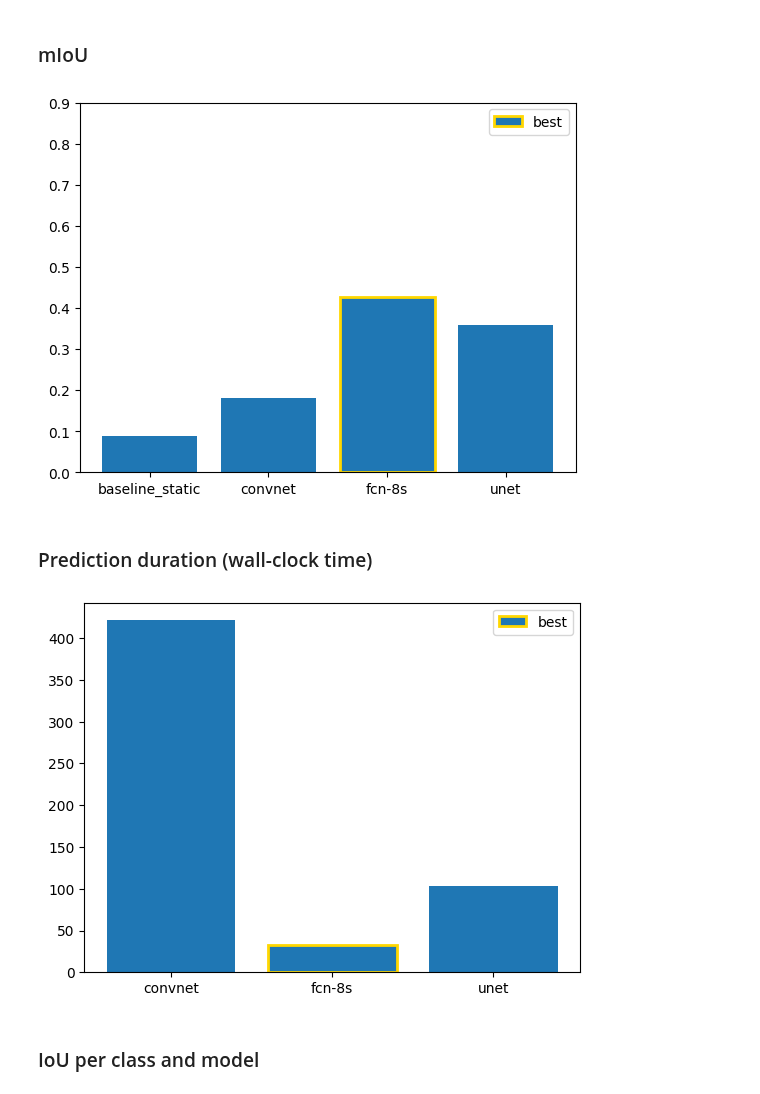
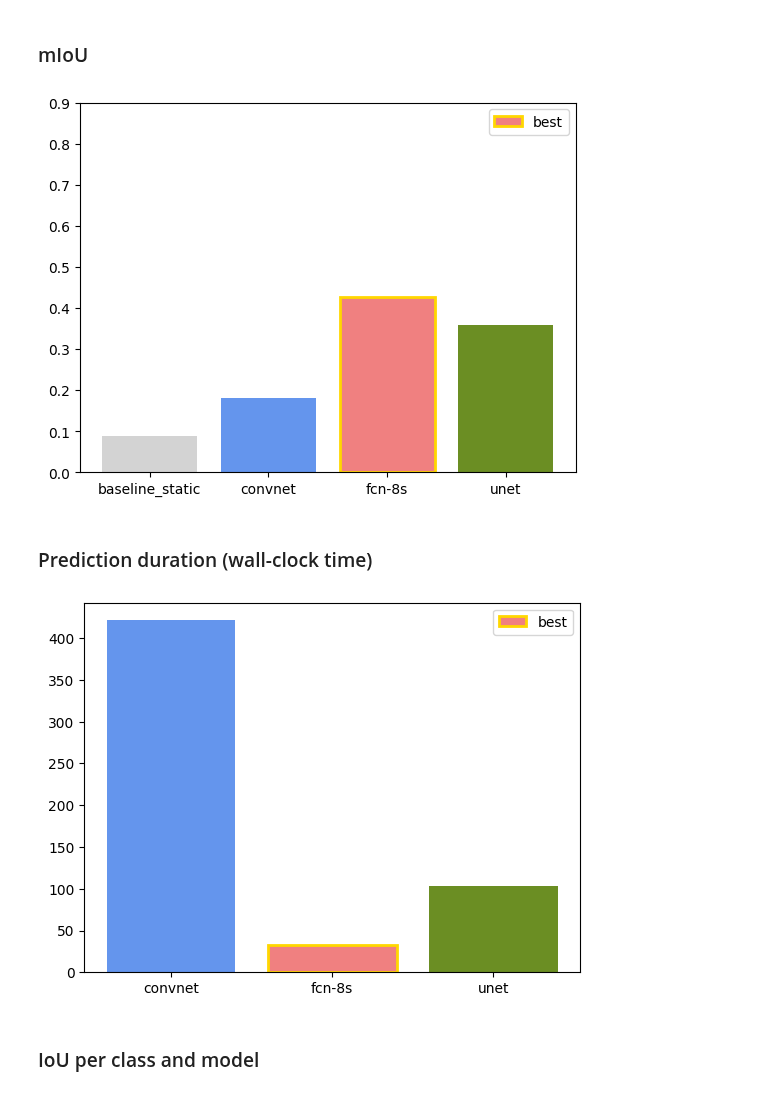
Before and after one commit to rondo-lehner/CM3070_Final_project, a Jupyter notebook: notebooks/ev_01_evaluate_models.ipynb, the cells around one changed output. Saved outputs shown, nothing was run; the diff lists cells and outputs as text; code cells hidden in the pictures.

```diff
--- a/notebooks/ev_01_evaluate_models.ipynb
+++ b/notebooks/ev_01_evaluate_models.ipynb
@@ -24,6 +24,16 @@ To enable the following instructions: AVX512F, in other operations, rebuild Tens
 # %%
 PREDICTIONS_DIR = os.path.join(os.getcwd(), '..', 'models', 'predictions')
 EVALUATIONS_DIR = os.path.join(os.getcwd(), '..', 'models', 'evaluations')
+IMAGES_DIR = os.path.join(os.getcwd(), '..', 'data', 'external', 'images')
+ANNOTATIONS_DIR = os.path.join(os.getcwd(), '..', 'data', 'external', 'annotations')
+
+model_names = ['baseline_static', 'convnet', 'fcn-8s', 'unet']
+model_colors = {
+    'baseline': 'lightgrey',
+    'convnet': 'cornflowerblue',
+    'fcn-8s': 'lightcoral',
+    'unet': 'olivedrab'
+}
 # %% [markdown]
 ### Helpers and utility
 # %%
@@ -431,14 +443,12 @@ Confusion Matrix
 # %% [markdown]
 ## Comparison
 # %%
-names = ['baseline_static', 'convnet', 'fcn-8s', 'unet']
 results = {}
+for n in model_names:
+    json_file = os.path.join(EVALUATIONS_DIR, n, 'result.json')
+    with open(json_file) as f:
+        data = json.load(f)
+        results[n] = data
-# %%
-for n in names:
-    json_file = os.path.join(EVALUATIONS_DIR, n, 'result.json')
-    with open(json_file) as f:
-        data = json.load(f)
-        results[n] = data
 # %% [markdown]
 ### mIoU
 # %%
@@ -446,7 +456,7 @@ mIoU = [float(results[n]['mIoU']) for n in names]
 
 fig, ax = plt.subplots()
 
-ax.bar(names, mIoU)
+ax.bar(model_names, mIoU, color=model_colors.values())
 best = ax.get_children()[np.argmax(mIoU)]
 best.set_edgecolor('gold')
 best.set_linewidth(2)
@@ -456,24 +466,24 @@ ax.legend((best,), ('best',))
 
 plt.show()
 # %% [output]
-[figure, old version]
+[figure, new version]
 # %% [markdown]
 ### Prediction duration (wall-clock time)
 # %%
 avg_ms = [float(results[n]['avg_pred_ms']) for n in names[1:]]
 
 fig, ax = plt.subplots()
 
-ax.bar(names[1:], avg_ms)
+ax.bar(model_names[1:], avg_ms, color=list(model_colors.values())[1:])
 best = ax.get_children()[np.argmin(avg_ms)]
 best.set_edgecolor('gold')
 best.set_linewidth(2)
 ax.set_ylim(0, None)
 ax.legend((best,), ('best',))
 
 plt.show()
 # %% [output]
-[figure, old version]
+[figure, new version]
 # %% [markdown]
 ### IoU per class and model
 # %%
```
Also changed, not shown: parts of 7 cells of this notebook.
